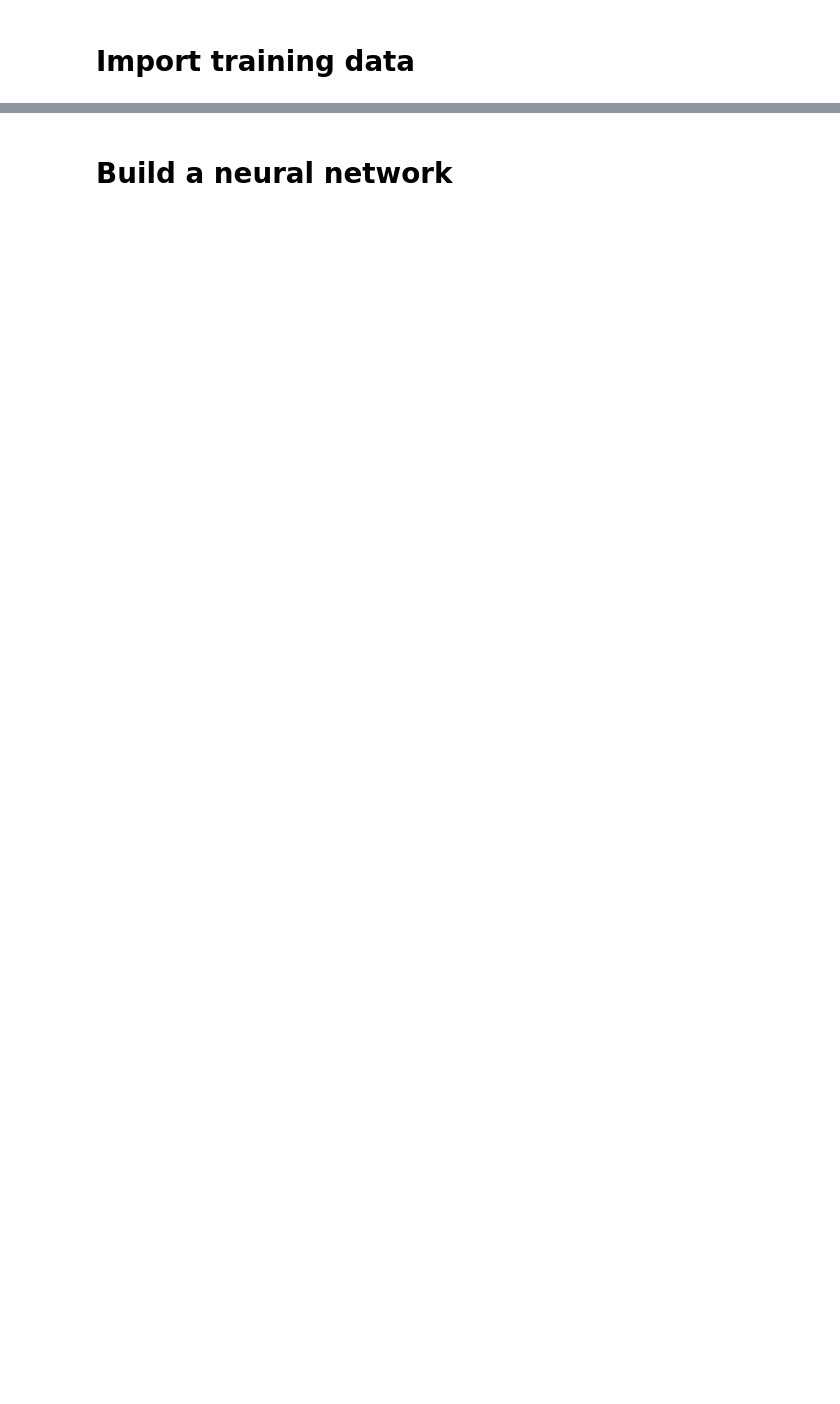
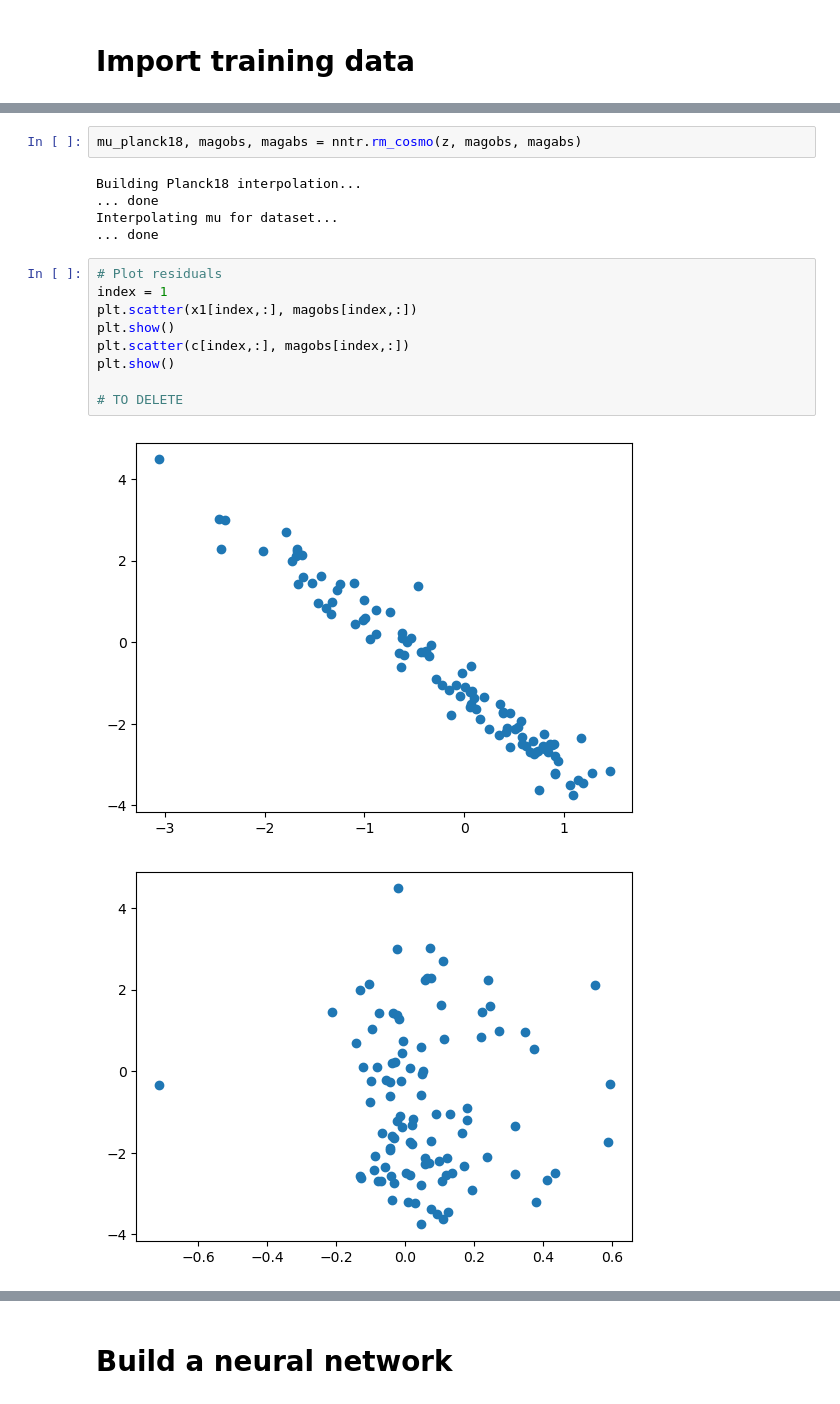
Before and after one commit to a-trigui/ximinf, a Jupyter notebook: notebooks/2_nn_train.ipynb, the cells around one changed output, grey strips where cells are left out. Cells and saved outputs as stored; diff of their text form; blank space fills up the shorter version.

```diff
--- a/notebooks/2_nn_train.ipynb
+++ b/notebooks/2_nn_train.ipynb
@@ -60,0 +59,19 @@ print(f"The file contains {N} samples of size {M}")
+# %%
+mu_planck18, magobs, magabs = nntr.rm_cosmo(z, magobs, magabs)
+# %% [output]
+Building Planck18 interpolation...
+... done
+Interpolating mu for dataset...
+... done
+# %%
+# Plot residuals
+index = 1
+plt.scatter(x1[index,:], magobs[index,:])
+plt.show()
+plt.scatter(c[index,:], magobs[index,:])
+plt.show()
+
+# TO DELETE
+# %% [output]
+[figure, added]
+[figure, added]
```
Also changed, not shown: parts of 22 cells of this notebook, 4 other files.
